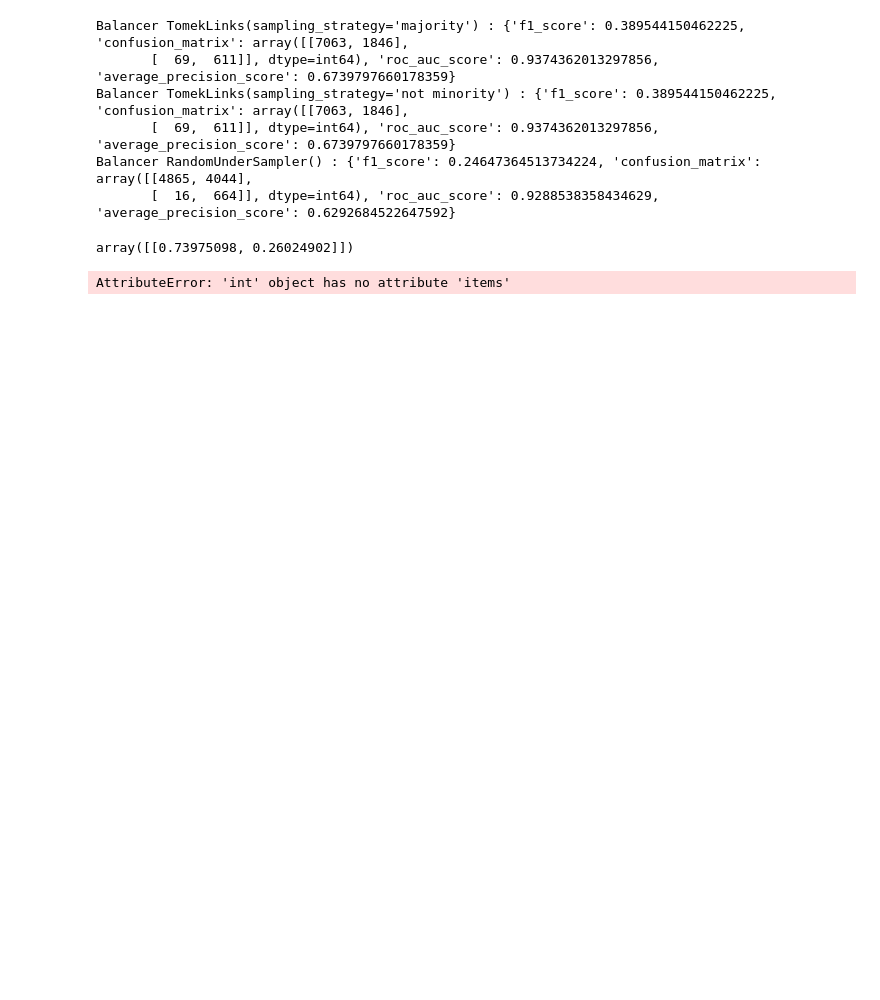
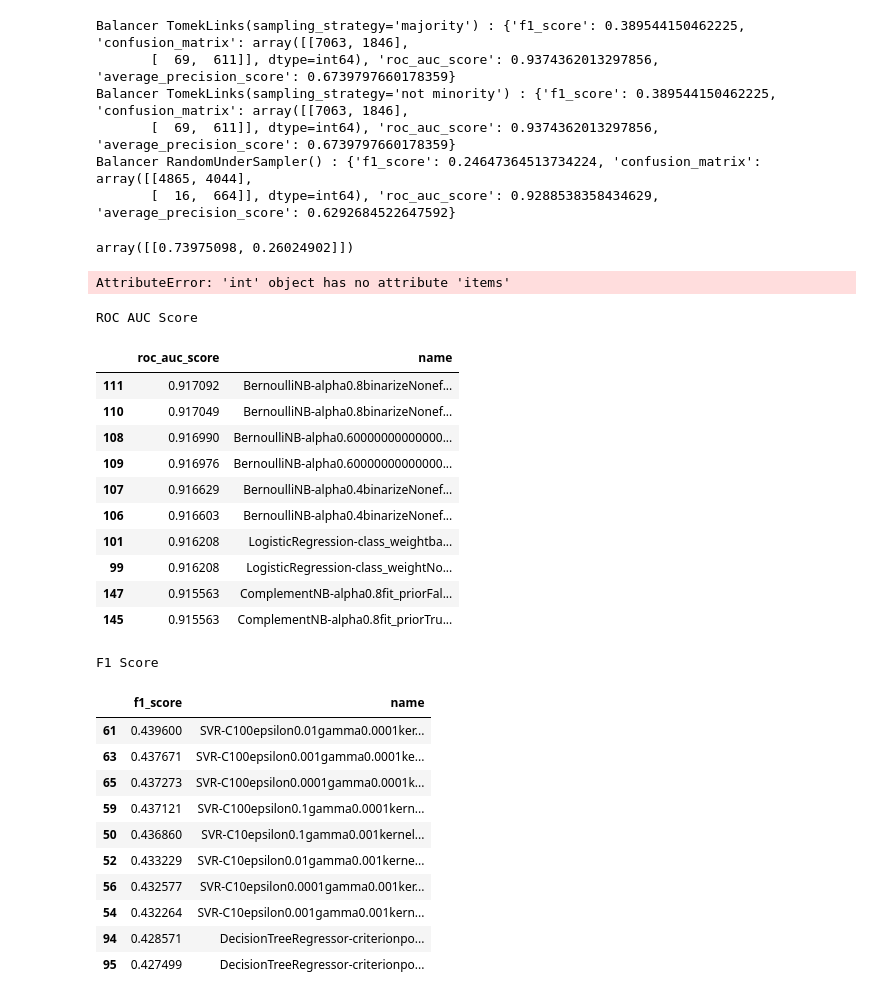
Before and after one commit to TomiukQT/diploma-thesis, a Jupyter notebook: src/model_tuning.ipynb, the cells around one changed output. Saved outputs shown, nothing was run; the diff lists cells and outputs as text; code cells hidden in the pictures; blank space fills up the shorter version.

Commit message:
new models + results

```diff
--- a/src/model_tuning.ipynb
+++ b/src/model_tuning.ipynb
@@ -278,3 +360,41 @@ accuracy = nltk.classify.accuracy(classifier, valid_data)
 print(f"{accuracy:.2%}")
 # %% [output]
 AttributeError: 'int' object has no attribute 'items'
+# %%
+# Load Results.csv as dataframe
+df = pd.read_csv('out/results/Results_newest.csv')
+# Sort by roc_auc_score
+df = df.sort_values(by=['roc_auc_score'], ascending=False)
+# Print top 10
+print(f'ROC AUC Score')
+display(df[['roc_auc_score', 'name']].head(10))
+# Sort by f1_score
+df = df.sort_values(by=['f1_score'], ascending=False)
+# Print top 10
+print(f'F1 Score')
+display(df[['f1_score', 'name']].head(10))
+# %% [output]
+ROC AUC Score
+|  | roc_auc_score | name |
+| 111 | 0.917092 | BernoulliNB-alpha0.8binarizeNonef... |
+| 110 | 0.917049 | BernoulliNB-alpha0.8binarizeNonef... |
+| 108 | 0.916990 | BernoulliNB-alpha0.60000000000000... |
+| 109 | 0.916976 | BernoulliNB-alpha0.60000000000000... |
+| 107 | 0.916629 | BernoulliNB-alpha0.4binarizeNonef... |
+| 106 | 0.916603 | BernoulliNB-alpha0.4binarizeNonef... |
+| 101 | 0.916208 | LogisticRegression-class_weightba... |
+| 99 | 0.916208 | LogisticRegression-class_weightNo... |
+| 147 | 0.915563 | ComplementNB-alpha0.8fit_priorFal... |
+| 145 | 0.915563 | ComplementNB-alpha0.8fit_priorTru... |
+F1 Score
+|  | f1_score | name |
+| 61 | 0.439600 | SVR-C100epsilon0.01gamma0.0001ker... |
+| 63 | 0.437671 | SVR-C100epsilon0.001gamma0.0001ke... |
+| 65 | 0.437273 | SVR-C100epsilon0.0001gamma0.0001k... |
+| 59 | 0.437121 | SVR-C100epsilon0.1gamma0.0001kern... |
+| 50 | 0.436860 | SVR-C10epsilon0.1gamma0.001kernel... |
+| 52 | 0.433229 | SVR-C10epsilon0.01gamma0.001kerne... |
+| 56 | 0.432577 | SVR-C10epsilon0.0001gamma0.001ker... |
+| 54 | 0.432264 | SVR-C10epsilon0.001gamma0.001kern... |
+| 94 | 0.428571 | DecisionTreeRegressor-criterionpo... |
+| 95 | 0.427499 | DecisionTreeRegressor-criterionpo... |
```
Also changed, not shown: parts of 5 cells of this notebook, 1 other file.
